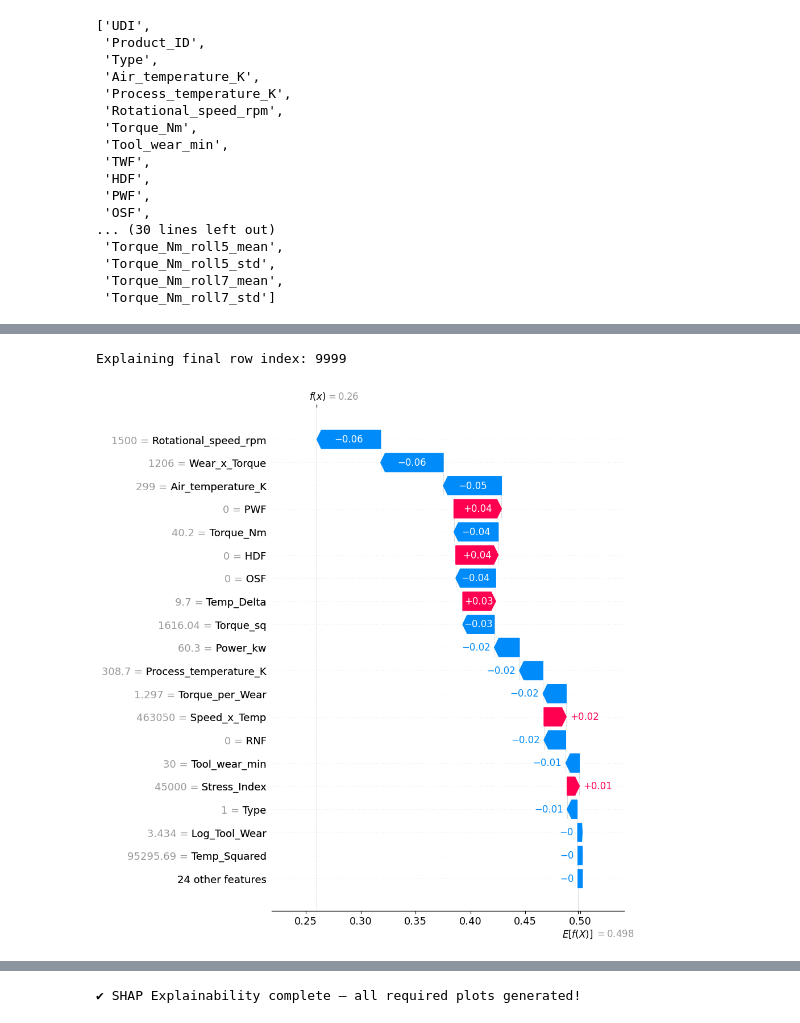
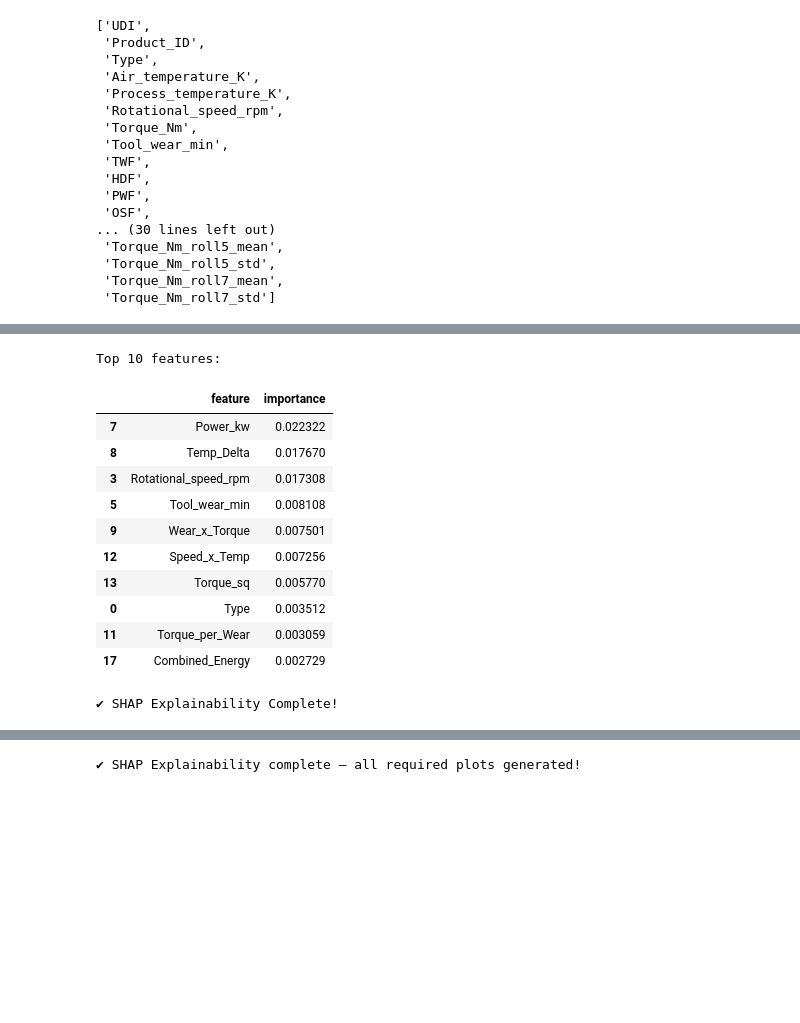
Before and after one commit to vinay-gupta-kandula/predictive-maintenance-ai4i, a Jupyter notebook: notebooks/04_SHAP_Insights.ipynb, the cells around one changed output, grey strips where cells are left out. Drawn from its saved outputs; the diff is of its cells as text; code cells hidden in the pictures; blank space fills up the shorter version.

```diff
--- a/notebooks/04_SHAP_Insights.ipynb
+++ b/notebooks/04_SHAP_Insights.ipynb
@@ -97,36 +137,40 @@ shap.summary_plot(shap_values, X, plot_type="bar", max_display=20)
 # %%
-# -------- LOCAL WATERFALL EXPLANATION (Guaranteed Final Fix) --------
+# ---- GLOBAL FEATURE IMPORTANCE ----
 
-idx = X.index[-1]
-print("Explaining final row index:", idx)
+# Pick class-1 SHAP if 3D
+if hasattr(shap_values, "values") and shap_values.values.ndim == 3:
+    shap_class = shap_values.values[:, :, 1]
+else:
+    shap_class = shap_values.values if hasattr(shap_values, "values") else shap_values
 
-# Case 1: SHAP 3D (samples x features x classes)
-if shap_values.ndim == 3:
-    values = shap_values[idx, :, 1]    # class 1
+min_len = min(len(importances), len(feature_names))
 
-    # Handle base value for class 1 safely
-    base_raw = explainer.expected_value
-    if isinstance(base_raw, (list, tuple, np.ndarray)):
-        base = float(np.squeeze(base_raw)[1])
-    else:
-        base = float(base_raw)
+feature_names_aligned = feature_names[:min_len]
+importances_aligned   = importances[:min_len]
 
-# Case 2: SHAP 2D
-else:
-    values = shap_values[idx]
-
-    base_raw = explainer.expected_value
-    base = float(np.squeeze(base_raw))
-
-# Build valid Explanation
-sv_exp = shap.Explanation(
-    values=values,
-    base_values=base,
-    data=X.iloc[idx].to_numpy(),
-    feature_names=X.columns
+ranking = (
+    pd.DataFrame({
+        "feature": feature_names_aligned,
+        "importance": importances_aligned
+    })
+    .sort_values("importance", ascending=False)
 )
 
-shap.plots.waterfall(sv_exp, max_display=20)
+print("\nTop 10 features:")
+display(ranking.head(10))
+
+print("\u2714 SHAP Explainability Complete!")
 # %% [output]
-Explaining final row index: 9999
+Top 10 features:
-[figure, removed]
+|  | feature | importance |
+| 7 | Power_kw | 0.022322 |
+| 8 | Temp_Delta | 0.017670 |
+| 3 | Rotational_speed_rpm | 0.017308 |
+| 5 | Tool_wear_min | 0.008108 |
+| 9 | Wear_x_Torque | 0.007501 |
+| 12 | Speed_x_Temp | 0.007256 |
+| 13 | Torque_sq | 0.005770 |
+| 0 | Type | 0.003512 |
+| 11 | Torque_per_Wear | 0.003059 |
+| 17 | Combined_Energy | 0.002729 |
+✔ SHAP Explainability Complete!
```
Also changed, not shown: parts of 9 cells of this notebook, 3 other files.
